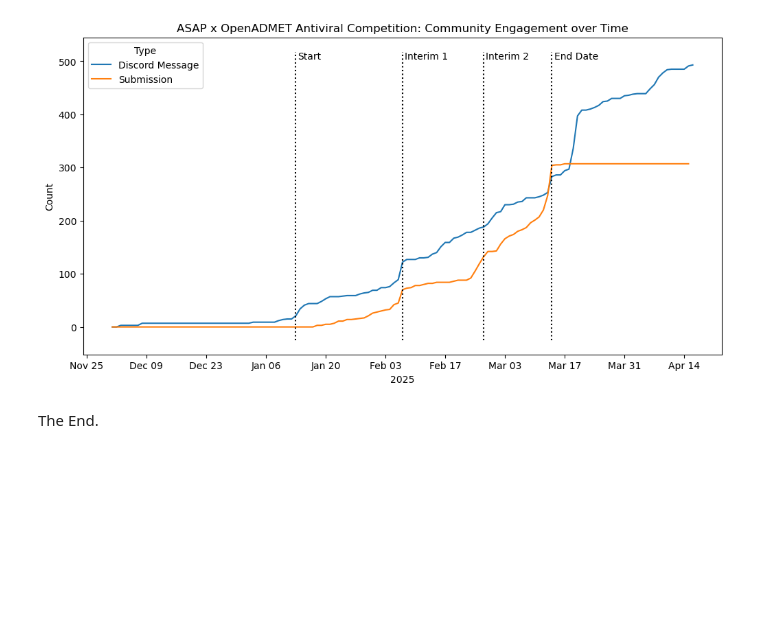
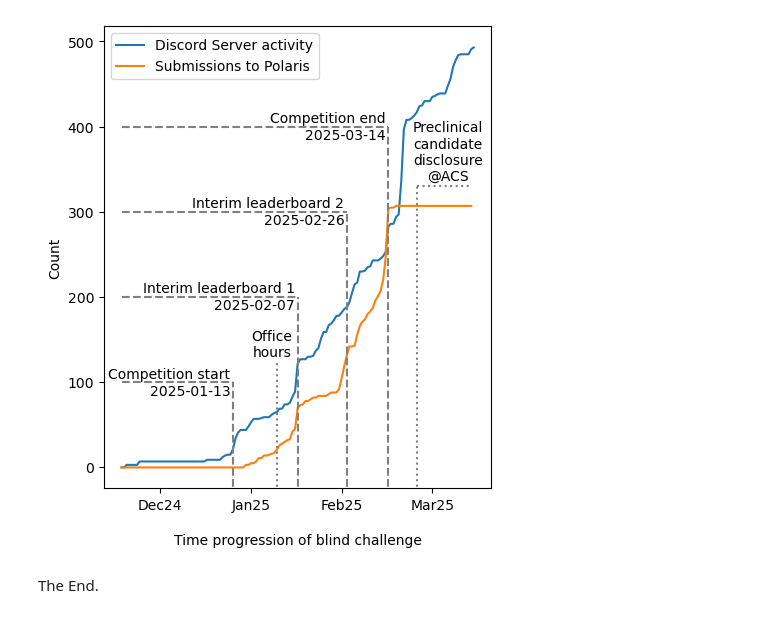
Before and after one commit to asapdiscovery/asap-polaris-blind-challenge-examples, a Jupyter notebook: paper/notebooks/01. Community Engagement.ipynb, the cells around one changed output. Drawn from its saved outputs; the diff is of its cells as text; code cells hidden in the pictures; blank space fills up the shorter version.

Commit message:
figure tweaks - sorry cas

```diff
--- a/paper/notebooks/01. Community Engagement.ipynb
+++ b/paper/notebooks/01. Community Engagement.ipynb
@@ -30,7 +30,7 @@ submission_stats.head()
 | 8 | competition-prediction-1MhGQMitUF... | oVlb2up8Z8yyfmpEVcglB | competition-2np7VaBJ3aZlRSho6iJsp | 2025-03-14 |
 # %%
 submission_counts = submission_stats.groupby("created_at_date").count()["id"].reset_index().rename(columns={"id": "count"})
-submission_counts["Type"] = "Submission"
+submission_counts["Type"] = "Submissions to Polaris"
 submission_counts.head()
 # %% [output]
 |  | created_at_date | count | Type |
@@ -47,7 +47,7 @@ discord_stats["created_at_date"] = discord_stats["Date"].apply(lambda s: s.split
 
 discord_counts = discord_stats.groupby("created_at_date").count()["Username"].reset_index().rename(columns={"Username": "count"})
 discord_counts["created_at_date"] = pd.to_datetime(discord_counts["created_at_date"]).dt.date
-discord_counts["Type"] = "Discord Message"
+discord_counts["Type"] = "Discord Server activity"
 discord_counts.head()
 # %% [output]
 |  | created_at_date | count | Type |
@@ -74,9 +74,9 @@ unique_discord_dates = discord_counts["created_at_date"].unique()
 
 for single_date in daterange(start_date, end_date):
     if single_date not in unique_submission_dates:
-        submission_counts.loc[len(submission_counts)] = [single_date, 0, "Submission"]
+        submission_counts.loc[len(submission_counts)] = [single_date, 0, "Submissions to Polaris"]
     if single_date not in unique_discord_dates:
-        discord_counts.loc[len(discord_counts)] = [single_date, 0, "Discord Message"]
+        discord_counts.loc[len(discord_counts)] = [single_date, 0, "Discord Server activity"]
 
 submission_counts = submission_counts.sort_values(by="created_at_date")
 discord_counts = discord_counts.sort_values(by="created_at_date")
@@ -121,31 +121,93 @@ counts
 # %%
 import matplotlib.pyplot as plt
 import matplotlib.dates as mdates
 import numpy as np
 import seaborn as sns
 
 
-fig, ax = plt.subplots(figsize=(12, 6))
+fig, ax = plt.subplots(figsize=(5, 6))
 sns.lineplot(data=counts, x="created_at_date", y="total", hue="Type", ax=ax)
 
 ylim = ax.get_ylim()
 xlim = ax.get_xlim()
 
-ax.xaxis.set_major_formatter(mdates.DateFormatter('%b %d'))
-ax.xaxis.set_major_locator(mdates.WeekdayLocator(byweekday=mdates.MO, interval=2))
-ax.set_xlabel("2025")
-ax.set_ylabel("Count")
-ax.set_title("ASAP x OpenADMET Antiviral Competition: Community Engagement over Time")
+ax.xaxis.set_major_formatter(mdates.DateFormatter('%b%y'))
+ax.xaxis.set_major_locator(mdates.WeekdayLocator(byweekday=mdates.MO, interval=5))
 
 t1 = mdates.date2num(np.datetime64('2025-01-13'))
 t2 = mdates.date2num(np.datetime64('2025-02-07'))
 t3 = mdates.date2num(np.datetime64('2025-02-26'))
 t4 = mdates.date2num(np.datetime64('2025-03-14'))
 
-for t, s in zip([t1, t2, t3, t4], ["Start", "Interim 1", "Interim 2", "End Date"]):
-    ax.plot([t, t], ylim, "k:")
-    ax.text(x=t + 0.5, y=ylim[1], s=s, ha="left", va="top")
+
+for i, (t, s, y, d) in enumerate(zip(
+    [t1, t2, t3, t4], ["Competition start", "Interim leaderboard 1", "Interim leaderboard 2", "Competition end"], [100, 200, 300, 400], ['2025-01-13', '2025-02-07', '2025-02-26', '2025-03-14']
+)):
+    ax.vlines(x=t, ymin=-100, ymax=y, color='gray', ls="--")
+    ax.hlines(y=y, xmin=counts["created_at_date"][0], xmax=t, color='gray', ls="--")
+    ax.text(
+        x=mdates.date2num(np.datetime64(d))-1,
+        y=y+5,
+        s=s,
+        ha="right")
+    ax.text(
+        x=mdates.date2num(np.datetime64(d))-1,
+        y=y-15,
+        s=d,
+        ha="right")
+
+# too messy
+# # office hours
+# t = mdates.date2num(np.datetime64('2025-01-30'))
+# y = 150
+# s= "Virtual\nOffice\nhours (3x)"
+# d = '2025-01-30'
+# ax.vlines(x=t, ymin=-100, ymax=y, color='green', ls="dotted")
+# ax.hlines(y=y, xmin=t, xmax=counts["created_at_date"][len(counts)-1], color='green', ls="dotted")
+# ax.text(
+#     x=mdates.date2num(np.datetime64('2025-04-03'))+15,
+#     y=y+5,
+#     s=s,
+#     ha="center")
+# ax.text(
+#     x=mdates.date2num(np.datetime64('2025-04-03'))+15,
+#     y=y-15,
+#     s='2025-01-30/31',
+#     ha="center")
+ax.vlines(x=mdates.date2num(np.datetime64('2025-01-30')), ymin=-100, ymax=125, color='gray', ls="dotted")
+ax.text(
+    x=mdates.date2num(np.datetime64('2025-01-30'))-2,
+    y=130,
+    s="Office\nhours",
+    ha="center")
+
+# ACS disclosure
+t = mdates.date2num(np.datetime64('2025-03-25'))
+y = 330
+s= "Preclinical\ncandidate\ndisclosure\n@ACS"
+d = '2025-03-25'
+ax.vlines(x=t, ymin=-100, ymax=y, color='gray', ls="dotted")
+ax.hlines(y=y, xmin=t, xmax=counts["created_at_date"][len(counts)-1], color='gray', ls="dotted")
+ax.text(
+    x=mdates.date2num(np.datetime64(d))+12,
+    y=y+7,
+    s=s,
+    ha="center")
+# ax.text( # doesn't fit
+#     x=mdates.date2num(np.datetime64(d))+15,
+#     y=y-15,
+#     s=d,
+#     ha="center")
+ax.get_legend().set_title('')
+
+plt.ylim(ylim)
+
+ax.set_xlabel("Time progression of blind challenge", labelpad=15)
+ax.set_ylabel("Count")
+
+
+plt.savefig("community_progression_lineplots.png", dpi=300)
 # %% [output]
-[figure, old version]
+[figure, new version]
 # %% [markdown]
 The End.
```
Also changed, not shown: parts of 5 cells of this notebook, 1 other file.
